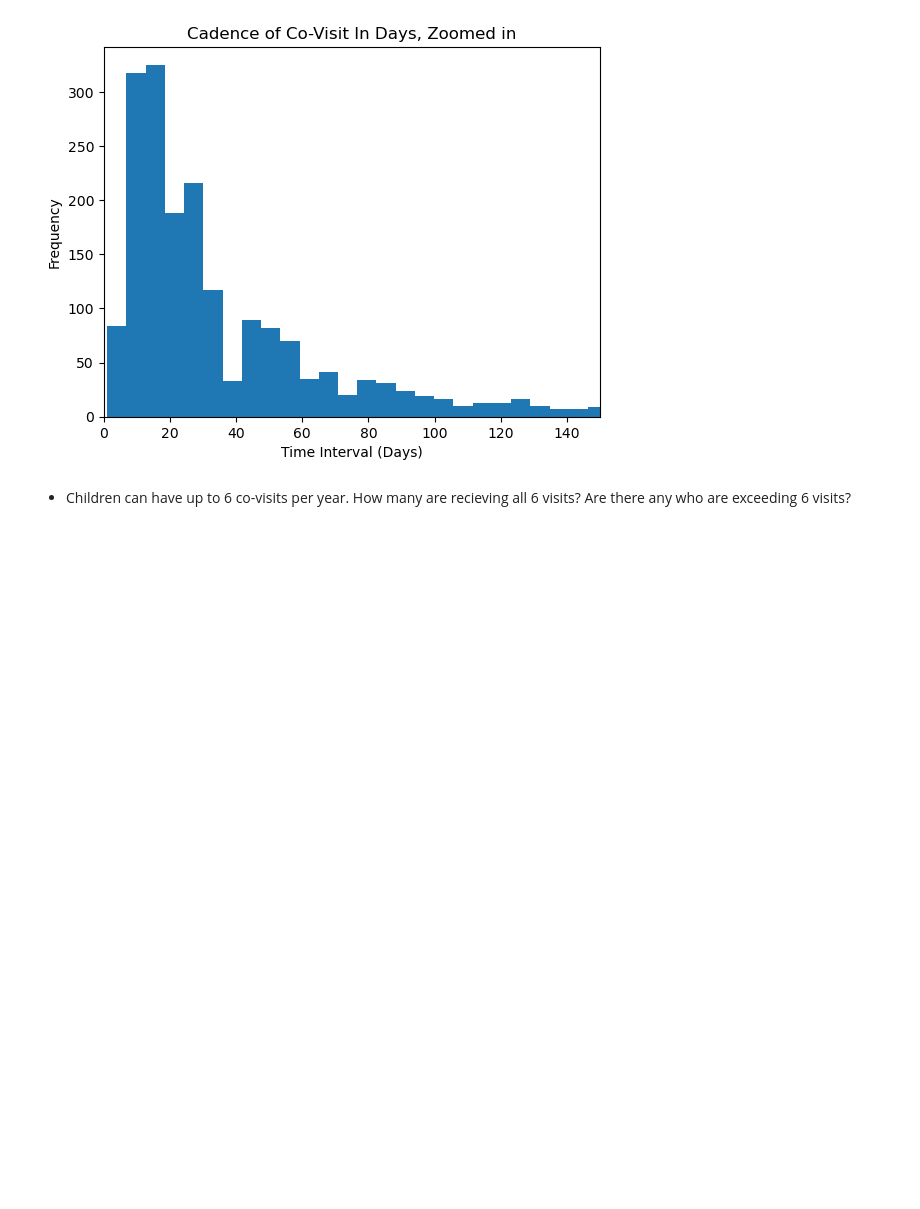
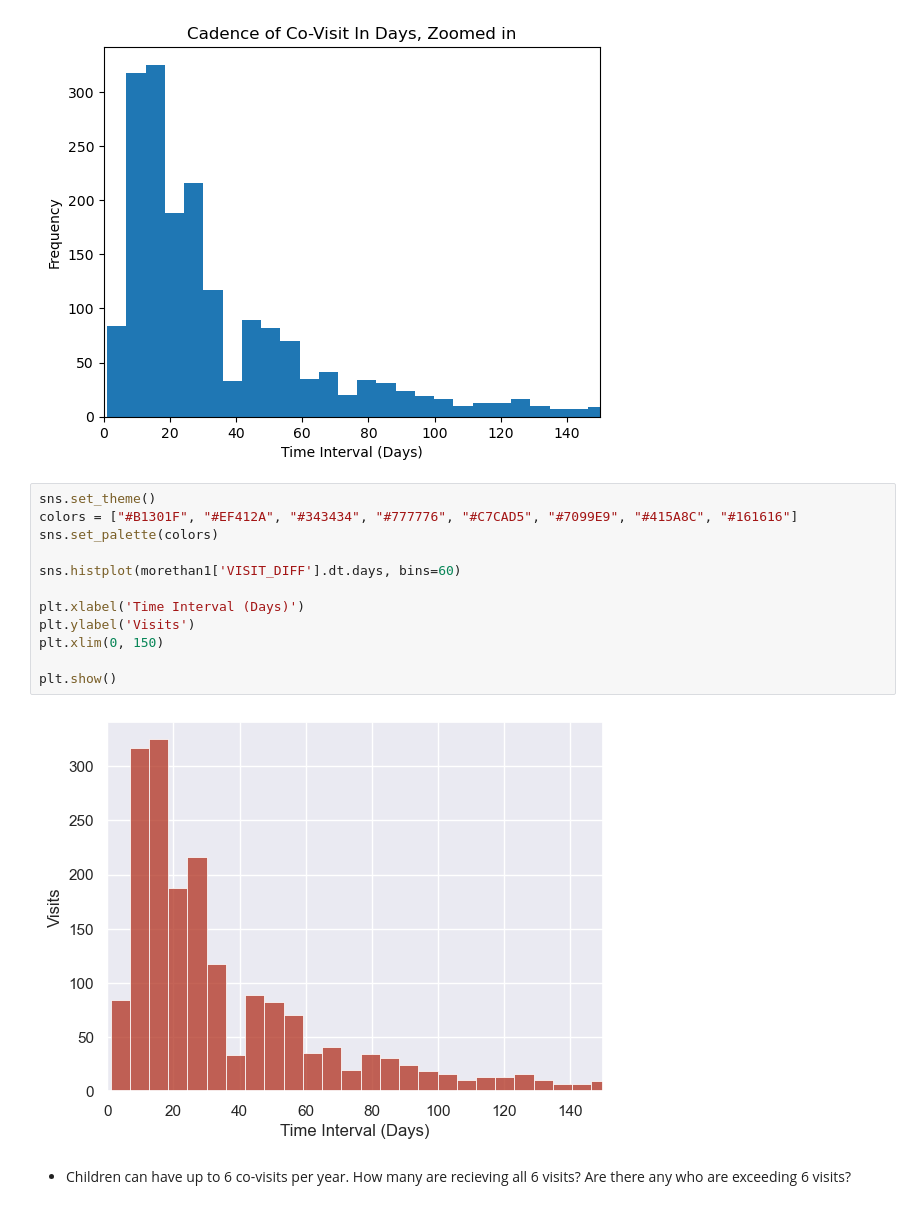
Before and after one commit to NSS-Data-Analytics-Cohort-8/teis_da8_1-sockswithsandals, a Jupyter notebook: teis.ipynb, the cells around one changed output. Cells and saved outputs as stored; diff of their text form; blank space fills up the shorter version.

```diff
--- a/teis.ipynb
+++ b/teis.ipynb
@@ -265,6 +282,20 @@ plt.xlim(0, 150)
 plt.show()
 # %% [output]
 [figure]
+# %%
+sns.set_theme()
+colors = ["#B1301F", "#EF412A", "#343434", "#777776", "#C7CAD5", "#7099E9", "#415A8C", "#161616"]
+sns.set_palette(colors)
+
+sns.histplot(morethan1['VISIT_DIFF'].dt.days, bins=60)
+
+plt.xlabel('Time Interval (Days)')
+plt.ylabel('Visits')
+plt.xlim(0, 150)
+
+plt.show()
+# %% [output]
+[figure, added]
 # %% [markdown]
 * Children can have up to 6 co-visits per year. How many are recieving all 6 visits? Are there any who are exceeding 6 visits?
 # %%
```
Also changed, not shown: parts of 12 cells of this notebook.
